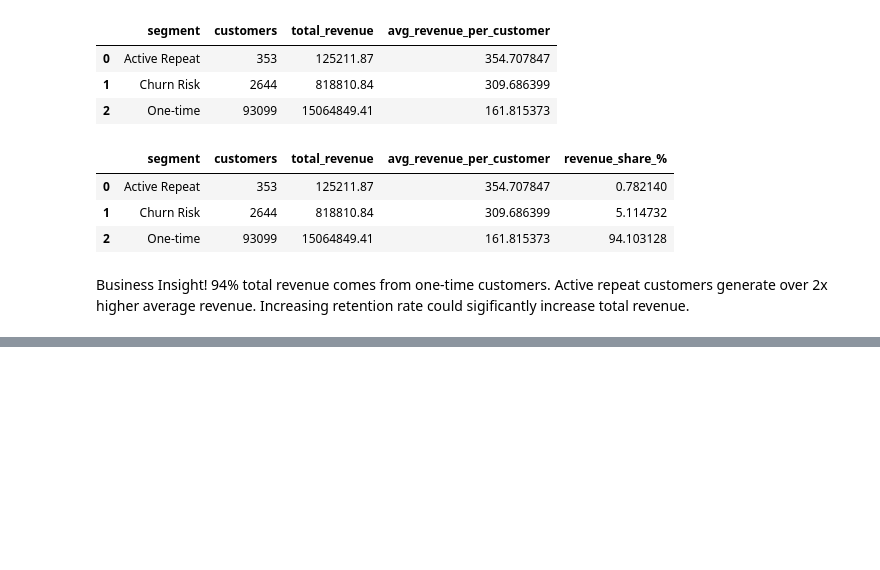
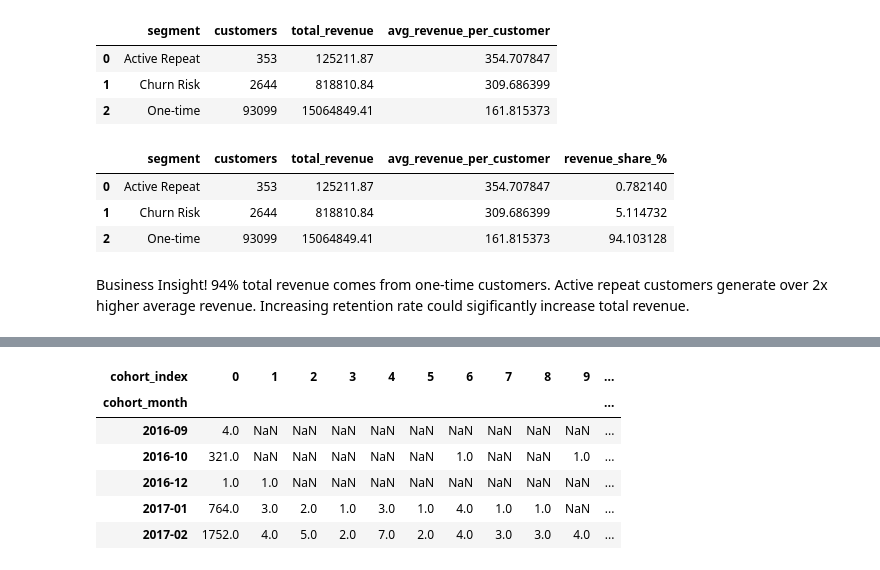
Before and after one commit to marekjuchnowicz2001-hue/project-1-ecommerce-analysis, a Jupyter notebook: notebooks/02_customer_segmentation.ipynb, the cells around one changed output, grey strips where cells are left out. Saved outputs shown, nothing was run; the diff lists cells and outputs as text; code cells hidden in the pictures; blank space fills up the shorter version.

```diff
--- a/notebooks/02_customer_segmentation.ipynb
+++ b/notebooks/02_customer_segmentation.ipynb
@@ -118,0 +124,8 @@ Increasing retention rate could sigificantly increase total revenue.
+# %%
+cohort = orders_revenue.groupby('customer_unique_id')['order_month'] \
+    .min() \
+    .reset_index()
+
+cohort.columns = ['customer_unique_id', 'cohort_month']
+
+cohort.head()
@@ -118,0 +139,7 @@ Increasing retention rate could sigificantly increase total revenue.
+# %%
+orders_cohort = orders_revenue.merge(
+    cohort,
+    on='customer_unique_id'
+)
+
+orders_cohort.head()
@@ -118,0 +153,7 @@ Increasing retention rate could sigificantly increase total revenue.
+# %%
+orders_cohort['cohort_index'] = (
+    (orders_cohort['order_month'] - orders_cohort['cohort_month'])
+    .apply(lambda x: x.n)
+)
+
+orders_cohort.head()
@@ -118,0 +182,16 @@ Increasing retention rate could sigificantly increase total revenue.
+# %%
+cohort_pivot = cohort_data.pivot(
+    index='cohort_month',
+    columns='cohort_index',
+    values='customer_unique_id'
+)
+
+cohort_pivot.head()
+# %% [output]
+| cohort_index | 0 | 1 | 2 | 3 | 4 | 5 | 6 | 7 | 8 | 9 | ... |
+| cohort_month |  |  |  |  |  |  |  |  |  |  | ... |
+| 2016-09 | 4.0 | NaN | NaN | NaN | NaN | NaN | NaN | NaN | NaN | NaN | ... |
+| 2016-10 | 321.0 | NaN | NaN | NaN | NaN | NaN | 1.0 | NaN | NaN | 1.0 | ... |
+| 2016-12 | 1.0 | 1.0 | NaN | NaN | NaN | NaN | NaN | NaN | NaN | NaN | ... |
+| 2017-01 | 764.0 | 3.0 | 2.0 | 1.0 | 3.0 | 1.0 | 4.0 | 1.0 | 1.0 | NaN | ... |
+| 2017-02 | 1752.0 | 4.0 | 5.0 | 2.0 | 7.0 | 2.0 | 4.0 | 3.0 | 3.0 | 4.0 | ... |
```
Also changed, not shown: parts of 14 cells of this notebook.
